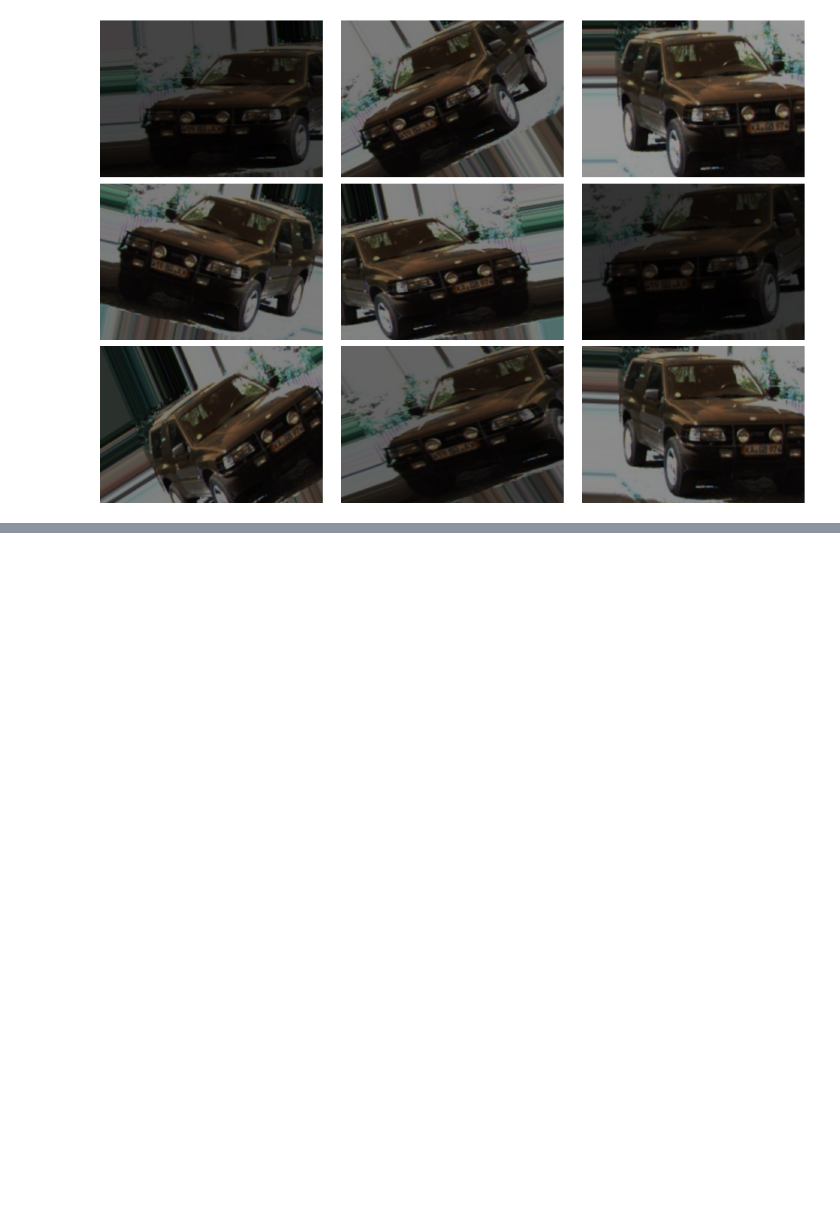
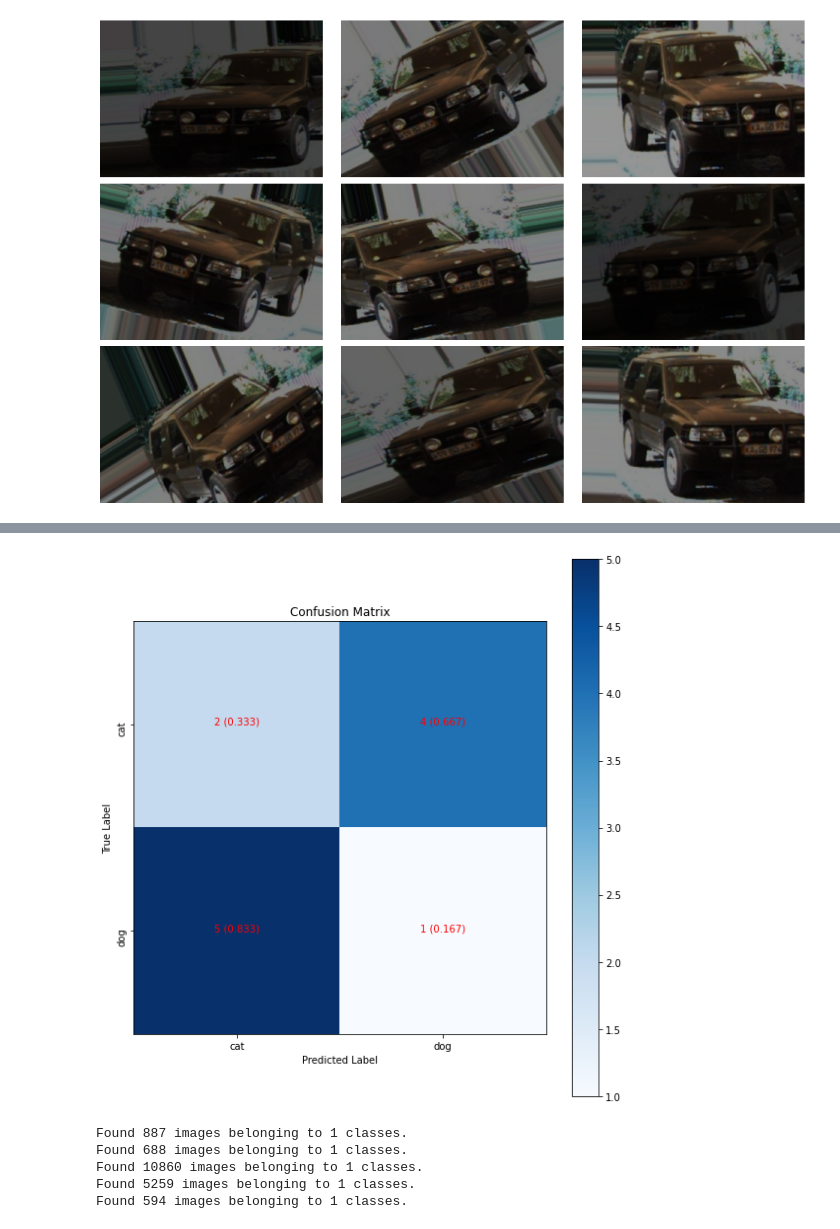
Before and after one commit to BerntA/CVEET, a Jupyter notebook: src/testing.ipynb, the cells around one changed output, grey strips where cells are left out. Drawn from its saved outputs; the diff is of its cells as text; code cells hidden in the pictures; blank space fills up the shorter version.

```diff
--- a/src/testing.ipynb
+++ b/src/testing.ipynb
@@ -224,0 +259,26 @@ aug
+# %%
+y =      np.array([0,1,1,0,0,1,1,0,0,1,1,0])
+y_pred = np.array([1,1,0,0,1,0,0,1,0,0,0,1])
+# %%
+# Confusion Matrix
+a = confusion_matrix(y, y_pred)
+class_names = ['cat', 'dog']
+tick_marks = np.arange(len(class_names))
+
+fig = plt.figure(figsize=(8, 8))
+plt.imshow(a, interpolation='nearest', cmap=plt.cm.Blues)
+plt.title("Confusion Matrix")
+plt.colorbar()
+plt.xticks(tick_marks, class_names, rotation=0)
+plt.yticks(tick_marks, class_names, rotation=90)
+
+for r in range(len(class_names)):
+    for c in range(len(class_names)):
+        plt.text(c, r, '{} ({:.3f})'.format(a[r,c], (a[r,c]/a[r,:].sum())), horizontalalignment="center", color='red')
+
+plt.ylabel('True Label')
+plt.xlabel('Predicted Label')
+plt.tight_layout()
+plt.show()
+# %% [output]
+[figure, added]
@@ -224,0 +356,8 @@ aug
+# %%
+gfx = BalancedDataGenerator()
+# %% [output]
+Found 887 images belonging to 1 classes.
+Found 688 images belonging to 1 classes.
+Found 10860 images belonging to 1 classes.
+Found 5259 images belonging to 1 classes.
+Found 594 images belonging to 1 classes.
```
Also changed, not shown: parts of 10 cells of this notebook, 3 other files.
